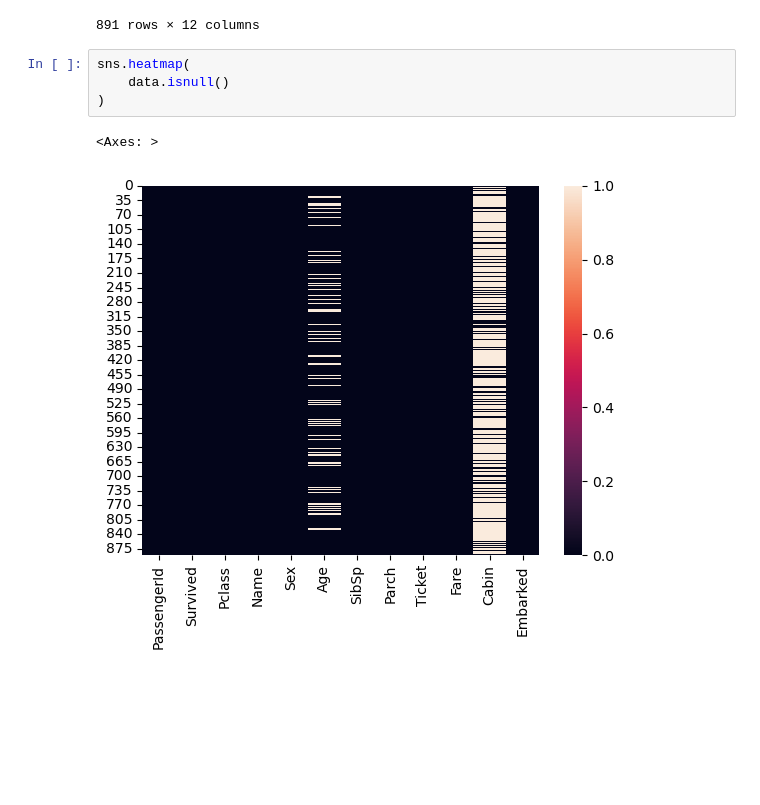
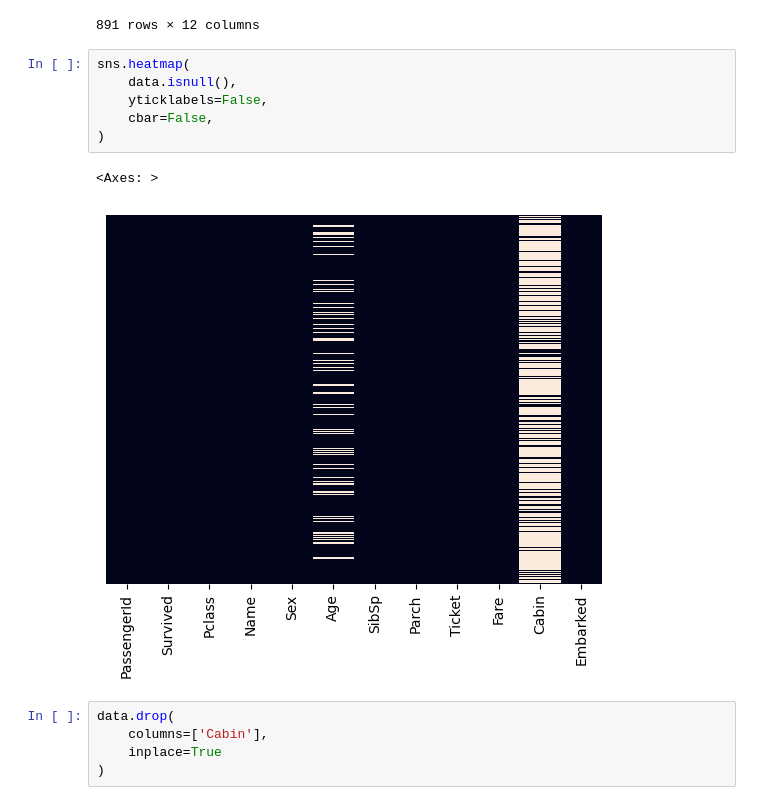
Before and after one commit to naimNB/Mechine-Learning, a Jupyter notebook: Logistic_Regression/Logistic_regression_in_titanic_dataset.ipynb, the cells around one changed output. Saved outputs shown, nothing was run; the diff lists cells and outputs as text; blank space fills up the shorter version.

```diff
--- a/Logistic_Regression/Logistic_regression_in_titanic_dataset.ipynb
+++ b/Logistic_Regression/Logistic_regression_in_titanic_dataset.ipynb
@@ -76,8 +76,15 @@ data.isnull()
 891 rows × 12 columns
 # %%
 sns.heatmap(
-    data.isnull()
+    data.isnull(),
+    yticklabels=False,
+    cbar=False,
 )
 # %% [output]
 <Axes: >
-[figure, old version]
+[figure, new version]
+# %%
+data.drop(
+    columns=['Cabin'],
+    inplace=True
+)
```
Also changed, not shown: parts of 5 cells of this notebook.
